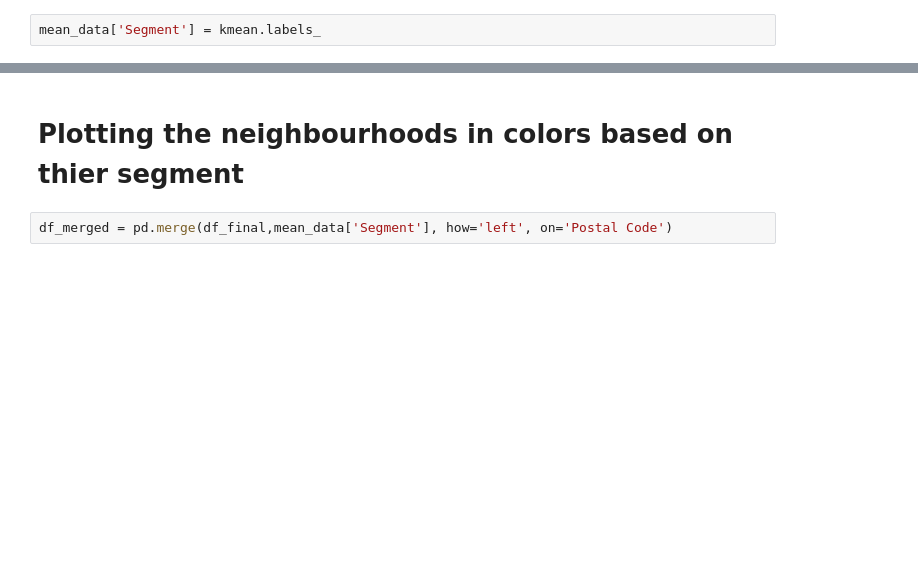
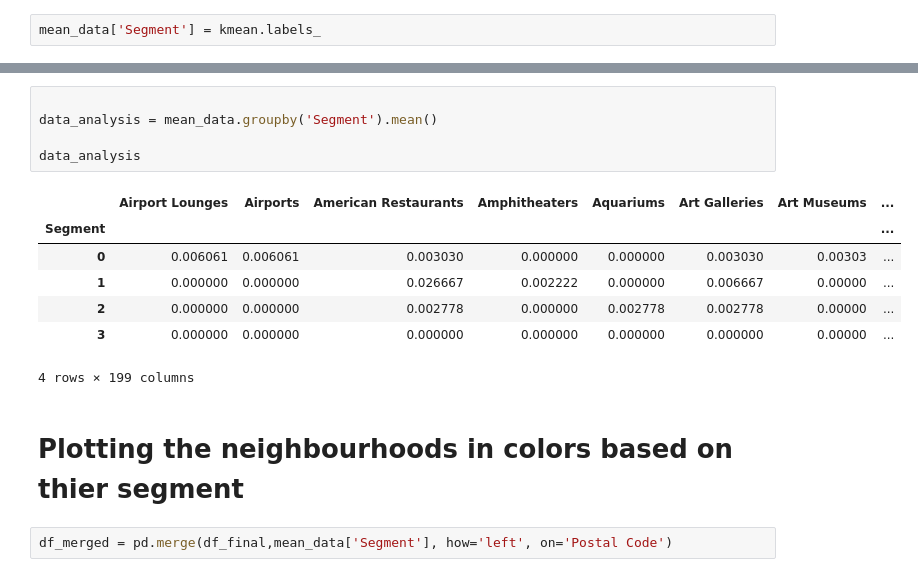
Before and after one commit to amitkrulz/Coursera_Capstone, a Jupyter notebook: TorontoClassification File.ipynb, the cells around one changed output, grey strips where cells are left out. Drawn from its saved outputs; the diff is of its cells as text; blank space fills up the shorter version.

```diff
--- a/TorontoClassification File.ipynb
+++ b/TorontoClassification File.ipynb
@@ -208 +180,14 @@ mean_data['Segment'] = kmean.labels_
+# %%
+
+data_analysis = mean_data.groupby('Segment').mean()
+
+data_analysis
+# %% [output]
+|  | Airport Lounges | Airports | American Restaurants | Amphitheaters | Aquariums | Art Galleries | Art Museums | ... |
+| Segment |  |  |  |  |  |  |  | ... |
+| 0 | 0.006061 | 0.006061 | 0.003030 | 0.000000 | 0.000000 | 0.003030 | 0.00303 | ... |
+| 1 | 0.000000 | 0.000000 | 0.026667 | 0.002222 | 0.000000 | 0.006667 | 0.00000 | ... |
+| 2 | 0.000000 | 0.000000 | 0.002778 | 0.000000 | 0.002778 | 0.002778 | 0.00000 | ... |
+| 3 | 0.000000 | 0.000000 | 0.000000 | 0.000000 | 0.000000 | 0.000000 | 0.00000 | ... |
+4 rows × 199 columns
 # %% [markdown]
```
Also changed, not shown: parts of 13 cells of this notebook.
